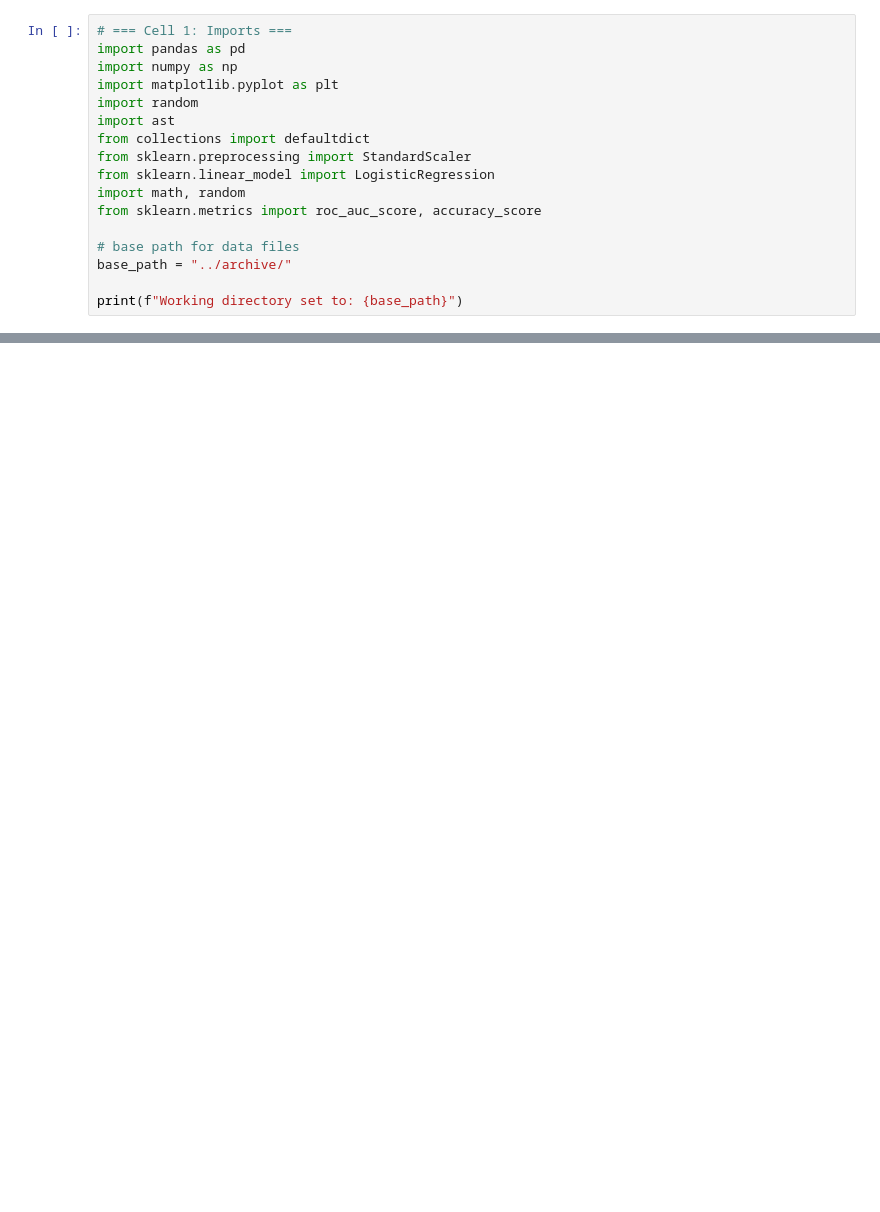
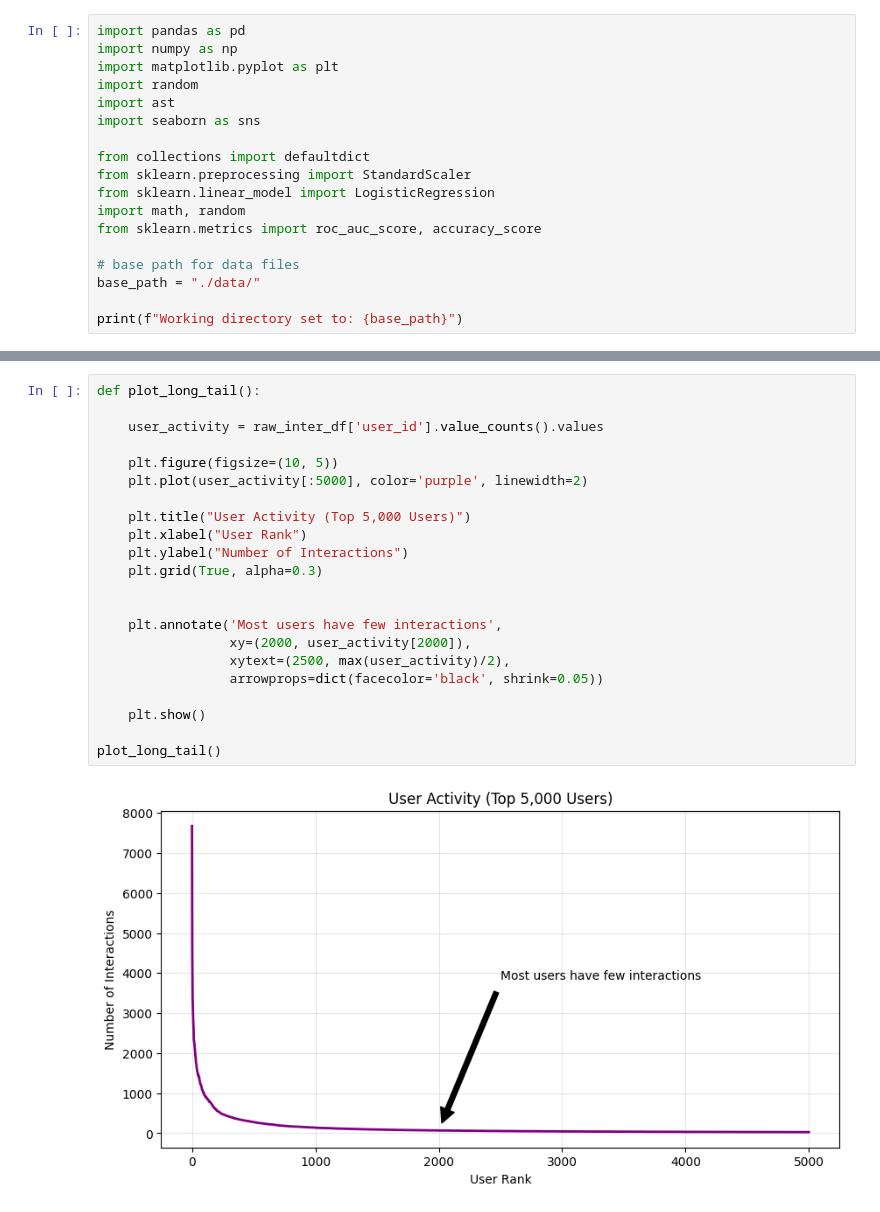
Before and after one commit to similar2/CSE-158-Assignment-2, a Jupyter notebook: assignment2.ipynb, the cells around one changed output, grey strips where cells are left out. Cells and saved outputs as stored; diff of their text form; blank space fills up the shorter version.

```diff
--- a/assignment2.ipynb
+++ b/assignment2.ipynb
@@ -1,10 +3,11 @@
 # %%
-# === Cell 1: Imports ===
 import pandas as pd
 import numpy as np
 import matplotlib.pyplot as plt
 import random
 import ast
+import seaborn as sns
+
 from collections import defaultdict
 from sklearn.preprocessing import StandardScaler
 from sklearn.linear_model import LogisticRegression
@@ -12,7 +15,7 @@ import math, random
 from sklearn.metrics import roc_auc_score, accuracy_score
 
 # base path for data files
-base_path = "../archive/"
+base_path = "./data/"
 
 print(f"Working directory set to: {base_path}")
 # %% [output]
@@ -62,0 +66,24 @@ Warning: RAW files not found. Skipping EDA.
+# %%
+def plot_long_tail():
+
+    user_activity = raw_inter_df['user_id'].value_counts().values
+
+    plt.figure(figsize=(10, 5))
+    plt.plot(user_activity[:5000], color='purple', linewidth=2)
+
+    plt.title("User Activity (Top 5,000 Users)")
+    plt.xlabel("User Rank")
+    plt.ylabel("Number of Interactions")
+    plt.grid(True, alpha=0.3)
+
+
+    plt.annotate('Most users have few interactions',
+                 xy=(2000, user_activity[2000]),
+                 xytext=(2500, max(user_activity)/2),
+                 arrowprops=dict(facecolor='black', shrink=0.05))
+
+    plt.show()
+
+plot_long_tail()
+# %% [output]
+[figure, added]
```
Also changed, not shown: parts of 23 cells of this notebook, 3 other files.
